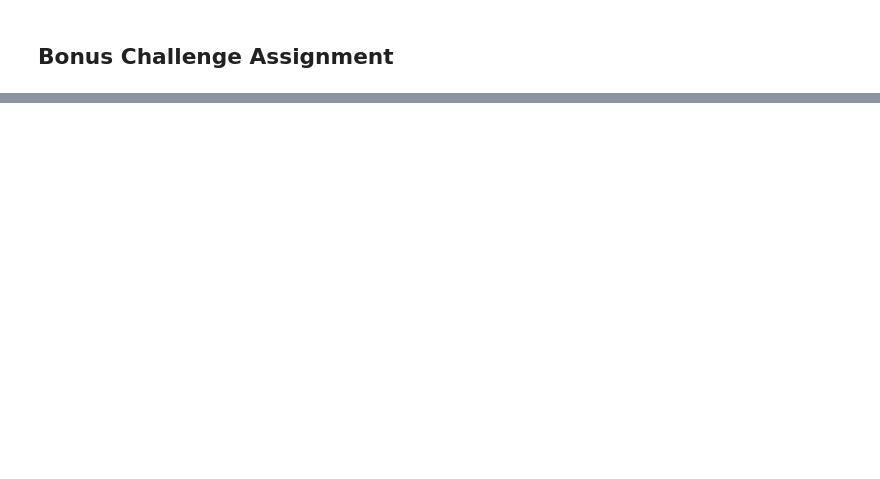
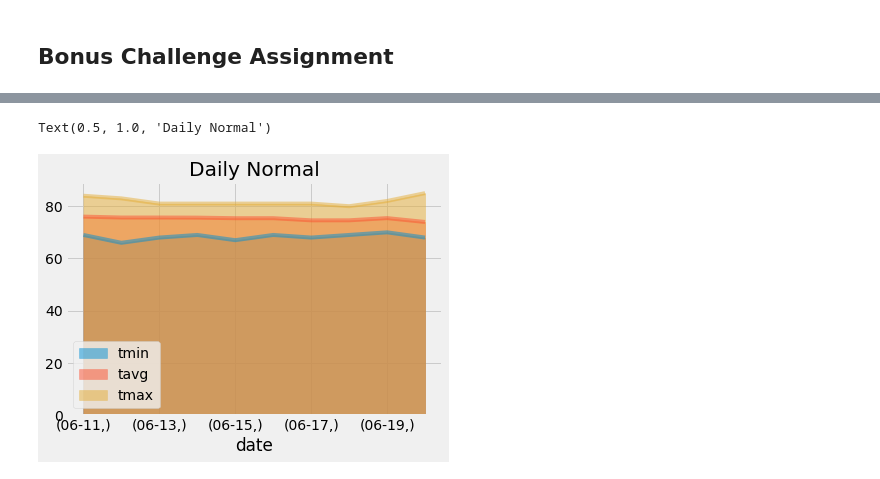
Before and after one commit to olivesun1213/sqlalchemy-challenge, a Jupyter notebook: Unit 10 - Advanced-Data-Storage-and-Retrieval_Homework_Instructions_climate_starter.ipynb, the cells around one changed output, grey strips where cells are left out. Cells and saved outputs as stored; diff of their text form; code cells hidden in the pictures; blank space fills up the shorter version.

```diff
--- a/Unit 10 - Advanced-Data-Storage-and-Retrieval_Homework_Instructions_climate_starter.ipynb
+++ b/Unit 10 - Advanced-Data-Storage-and-Retrieval_Homework_Instructions_climate_starter.ipynb
@@ -113,11 +279,23 @@ daily_normals("01-01")
 # %%
 # calculate the daily normals for your trip
-# push each tuple of calculations into a list called `normals`
 
 # Set the start and end date of the trip
+# Use the start and end date to create a range of dates
+start_date = dt.datetime.strptime(trip_start,'%Y-%m-%d')
+end_date = dt.datetime.strptime(trip_end,'%Y-%m-%d')
+date_range = end_date - start_date
+# push each tuple of calculations into a list called `normals`
+normals = []
 
-# Use the start and end date to create a range of dates
-
-# Stip off the year and save a list of %m-%d strings
+for i in range(date_range.days + 1):
+    date = start_date + dt.timedelta(days=i)
+    # Strip off the year and save a list of %m-%d strings
+    month_day = dt.datetime.strftime(date,'%m-%d')
+    normals.append(month_day)
 
 # Loop through the list of %m-%d strings and calculate the normals for each date
+normals_list = []
+for date in normals:
+    normals_list.append(daily_normals(date)[0])
+
+normals_list
@@ -124,2 +313,4 @@ daily_normals("01-01")
 # %%
 # Load the previous query results into a Pandas DataFrame and add the `trip_dates` range as the `date` index
+normal_df=pd.DataFrame(normals_list,columns=["tmin","tavg","tmax"],index=[normals])
+normal_df
@@ -126,2 +329,8 @@ daily_normals("01-01")
 # %%
 # Plot the daily normals as an area plot with `stacked=False`
+normal_df.plot(kind="area",stacked=False);
+plt.xlabel("date");
+plt.title("Daily Normal")
+# %% [output]
+Text(0.5, 1.0, 'Daily Normal')
+[figure, added]
```
Also changed, not shown: parts of 21 cells of this notebook.
